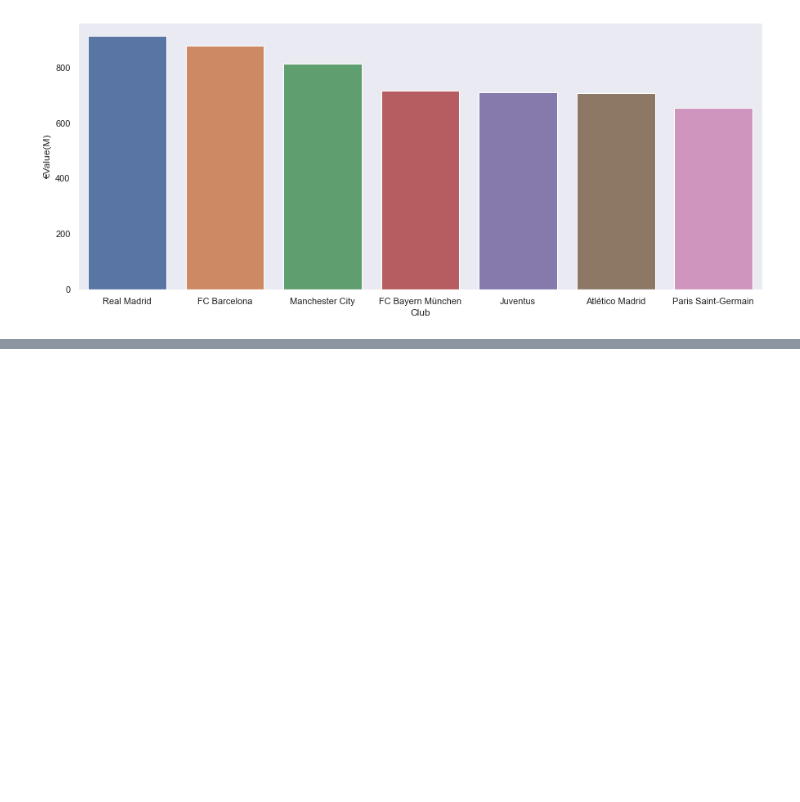
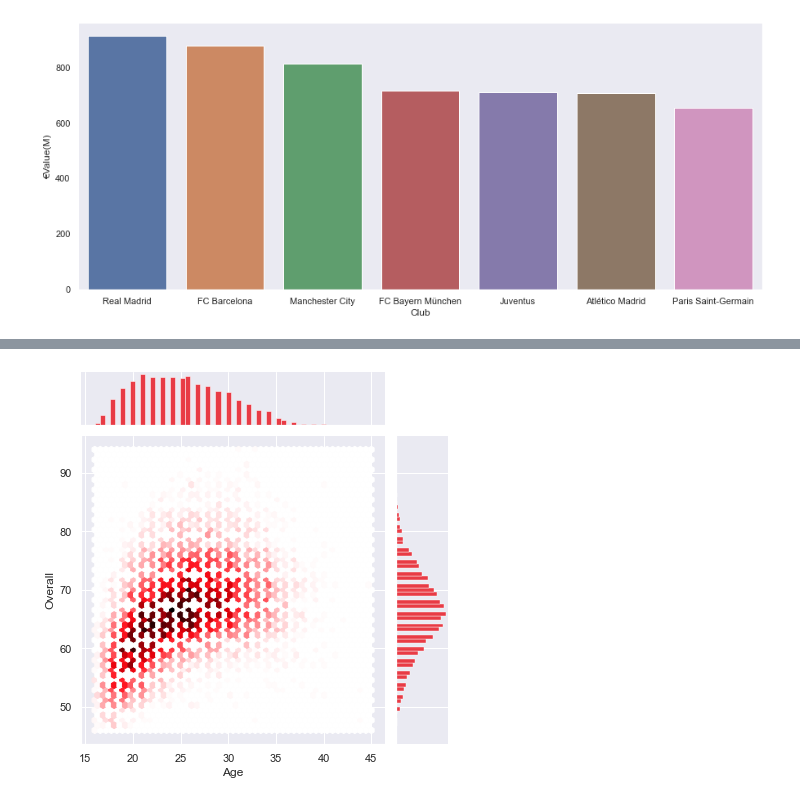
Before and after one commit to KishorSubbarayalu/Python_DataAnalytics, a Jupyter notebook: Fifa19Players.ipynb, the cells around one changed output, grey strips where cells are left out. Cells and saved outputs as stored; diff of their text form; code cells hidden in the pictures; blank space fills up the shorter version.

```diff
--- a/Fifa19Players.ipynb
+++ b/Fifa19Players.ipynb
@@ -550,0 +572,11 @@ plt.show()
+# %%
+# Creating age slabs
+for row_index,row in age_performance.iterrows():
+    if row.Age >= 35:
+        age_performance.loc[row_index,'AgeGroup'] = 'Seniors'
+    elif (row.Age >= 25) & (row.Age < 35) :
+        age_performance.loc[row_index,'AgeGroup'] = 'Adults'
+    elif (row.Age >= 20) & (row.Age < 25) :
+        age_performance.loc[row_index,'AgeGroup'] = 'Youth'
+    else:
+        age_performance.loc[row_index,'AgeGroup'] = 'YoungLads'
@@ -550,0 +587,12 @@ plt.show()
+# %%
+with sb.axes_style("darkgrid"): #The darker hexagon represents the high density
+
+    sb.jointplot('Age',
+                  'Overall',
+                   data = age_performance,
+                   kind = 'hex',
+                   color = 'r')
+
+plt.show()
+# %% [output]
+[figure, added]
```
Also changed, not shown: parts of 22 cells of this notebook, 2 other files.
